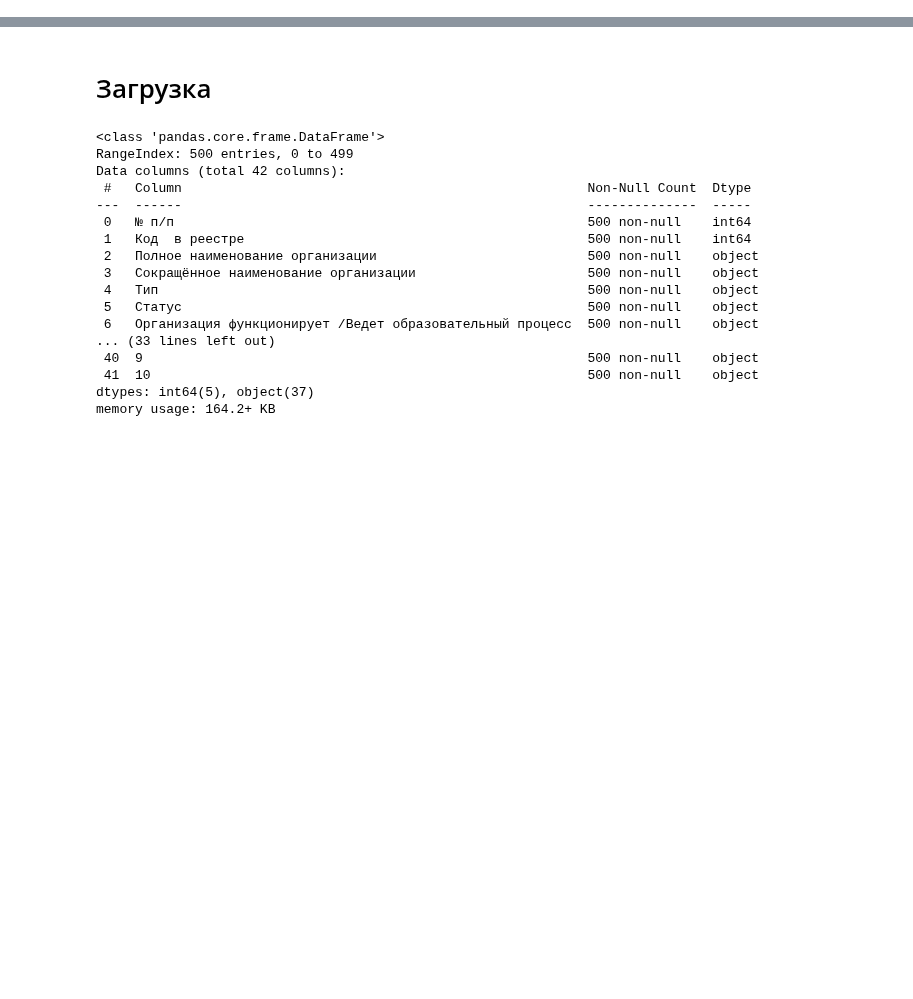
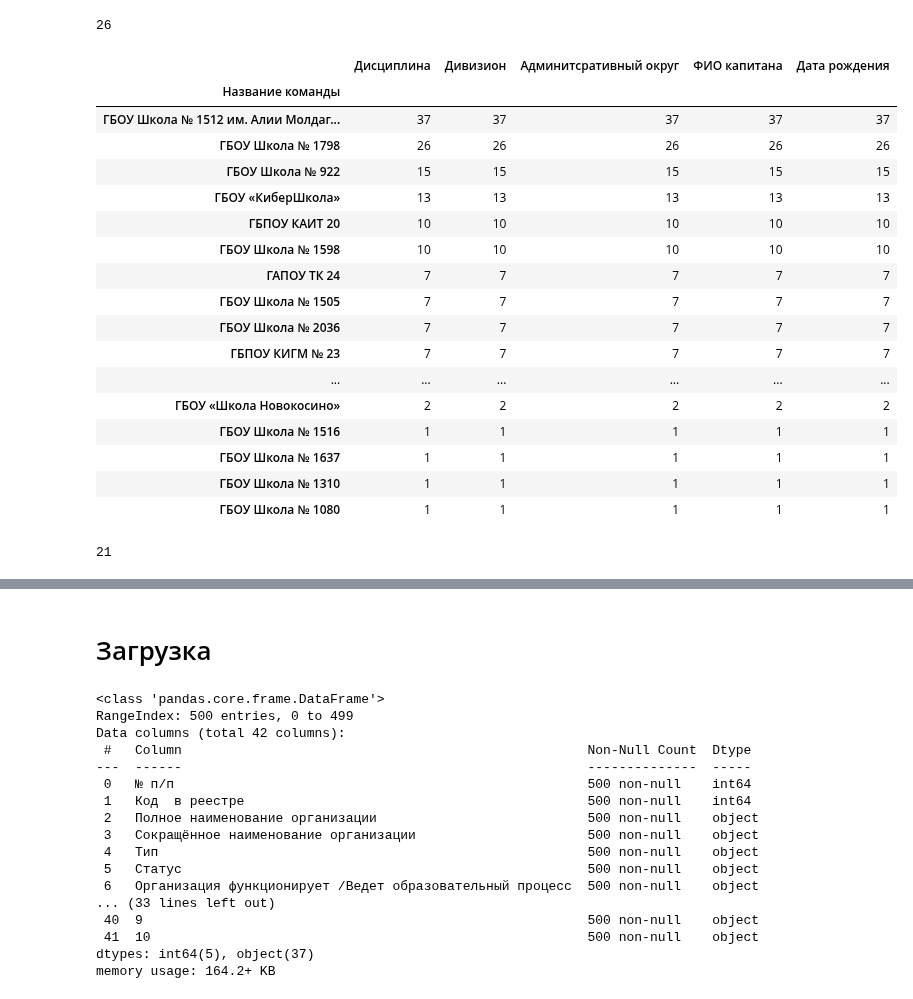
Before and after one commit to vn322/Sport-University, a Jupyter notebook: школы_кибер.ipynb, the cells around one changed output, grey strips where cells are left out. Cells and saved outputs as stored; diff of their text form; code cells hidden in the pictures; blank space fills up the shorter version.

```diff
--- a/школы_кибер.ipynb
+++ b/школы_кибер.ipynb
@@ -5,0 +8,3 @@ import matplotlib.pyplot as plt
+# %%
+df_reg= pd.read_excel('/content/Регистрация на командные и индивидуальный дисциплины 2 Сезон.xlsx')
+df_reg
@@ -5,0 +63,2 @@ import matplotlib.pyplot as plt
+# %%
+df_reg['Дивизион']=df_reg['Дивизион'].str.strip(' ')
@@ -5,0 +107,31 @@ import matplotlib.pyplot as plt
+# %%
+df_reg_vao=df_reg[df_reg['Админитсративный округ']=='ВАО']
+df_reg_vao['Название команды'].nunique()
+# %% [output]
+26
+# %%
+df_reg_vao.groupby(['Название команды']).agg('count').sort_values('Дисциплина', ascending=False)
+# %% [output]
+|  | Дисциплина | Дивизион | Админитсративный округ | ФИО капитана | Дата рождения |
+| Название команды |  |  |  |  |  |
+| ГБОУ Школа № 1512 им. Алии Молдаг... | 37 | 37 | 37 | 37 | 37 |
+| ГБОУ Школа № 1798 | 26 | 26 | 26 | 26 | 26 |
+| ГБОУ Школа № 922 | 15 | 15 | 15 | 15 | 15 |
+| ГБОУ «КиберШкола» | 13 | 13 | 13 | 13 | 13 |
+| ГБПОУ КАИТ 20 | 10 | 10 | 10 | 10 | 10 |
+| ГБОУ Школа № 1598 | 10 | 10 | 10 | 10 | 10 |
+| ГАПОУ ТК 24 | 7 | 7 | 7 | 7 | 7 |
+| ГБОУ Школа № 1505 | 7 | 7 | 7 | 7 | 7 |
+| ГБОУ Школа № 2036 | 7 | 7 | 7 | 7 | 7 |
+| ГБПОУ КИГМ № 23 | 7 | 7 | 7 | 7 | 7 |
+| ... | ... | ... | ... | ... | ... |
+| ГБОУ «Школа Новокосино» | 2 | 2 | 2 | 2 | 2 |
+| ГБОУ Школа № 1516 | 1 | 1 | 1 | 1 | 1 |
+| ГБОУ Школа № 1637 | 1 | 1 | 1 | 1 | 1 |
+| ГБОУ Школа № 1310 | 1 | 1 | 1 | 1 | 1 |
+| ГБОУ Школа № 1080 | 1 | 1 | 1 | 1 | 1 |
+# %%
+df_reg_uvao=df_reg[df_reg['Админитсративный округ']=='ЮВАО']
+df_reg_uvao['Название команды'].nunique()
+# %% [output]
+21
```
Also changed, not shown: parts of 10 cells of this notebook.
